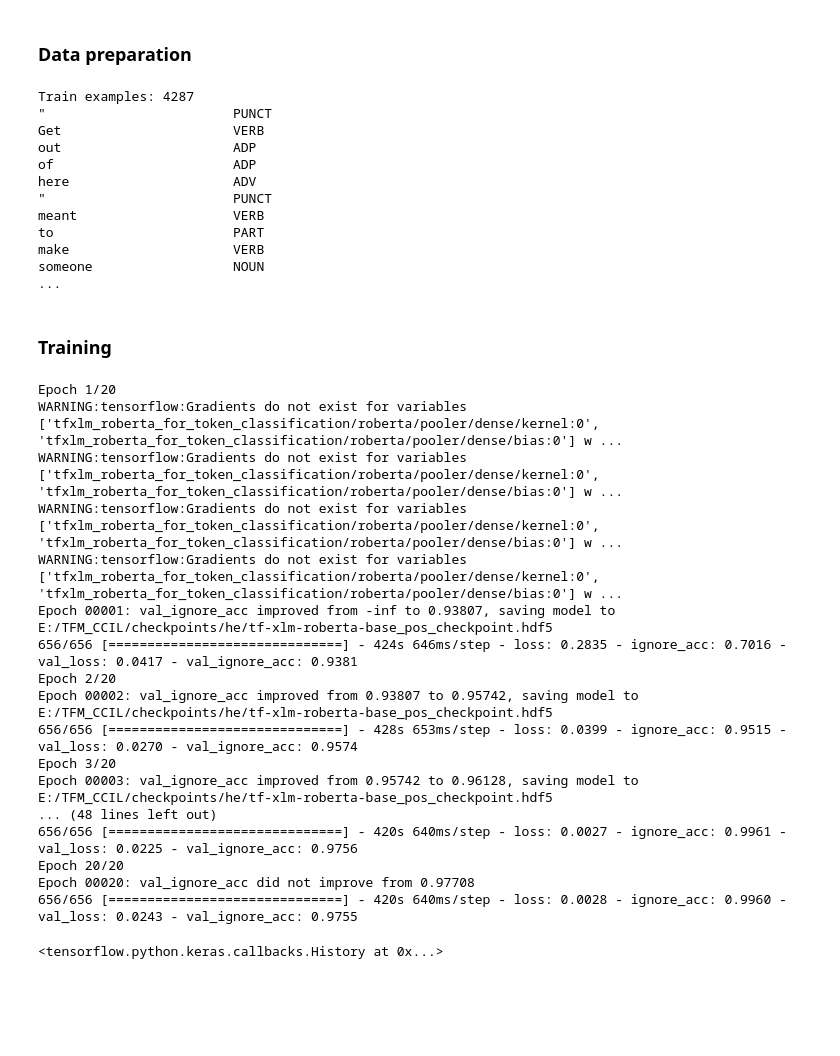
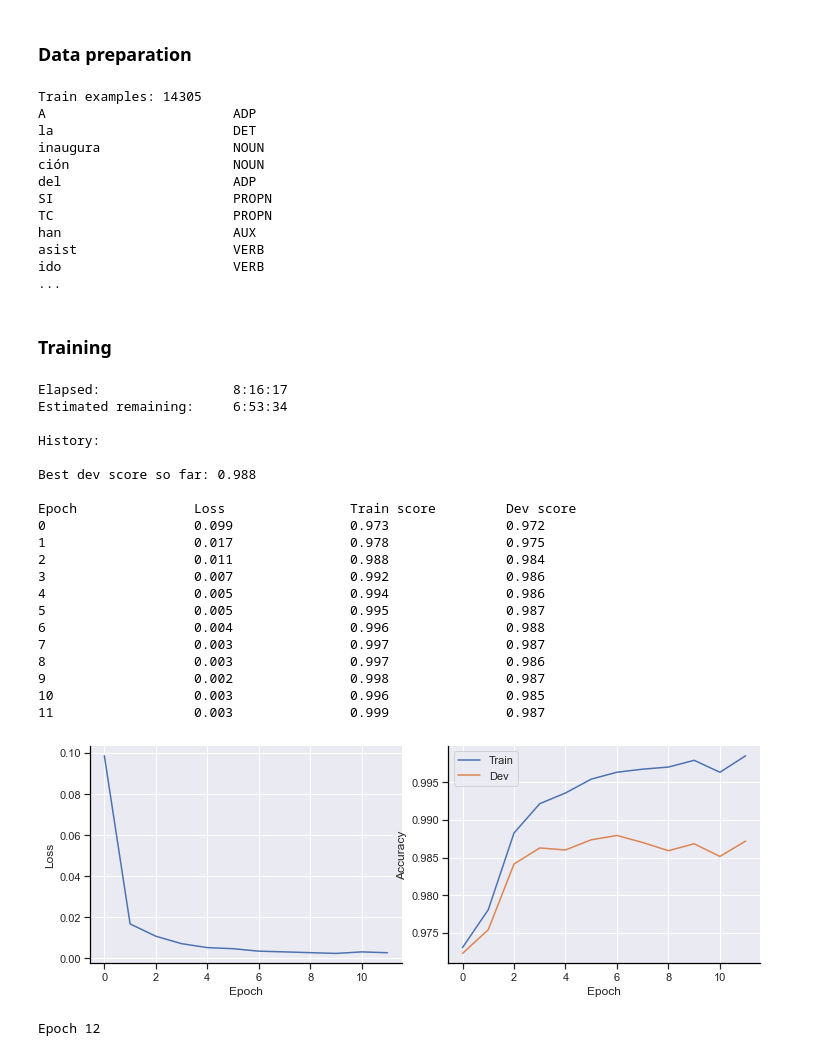
Before and after one commit to jerbarnes/typology_of_crosslingual, a Jupyter notebook: fine_tuning/Fine-tuning_TF_PoS.ipynb, the cells around one changed output. Drawn from its saved outputs; the diff is of its cells as text; code cells hidden in the pictures; blank space fills up the shorter version.

Commit message:
Updated PoS fine-tuning

```diff
--- a/fine_tuning/Fine-tuning_TF_PoS.ipynb
+++ b/fine_tuning/Fine-tuning_TF_PoS.ipynb
@@ -22,10 +10,10 @@ import data_preparation.data_preparation_pos as data_preparation
 # %%
 data_path = "../data/ud/"
 short_model_name = "xlm-roberta"
-experiment = "tfm"
+experiment = "acl"
 task = "pos"
 checkpoints_path = "E:/TFM_CCIL/checkpoints/"
 
-training_lang = fine_tune_utils.get_global_training_state(data_path, short_model_name, experiment, checkpoints_path)
-trainer = fine_tune_utils.Trainer(training_lang, data_path, task, short_model_name)
+training_lang = fine_tuning.get_global_training_state(data_path, short_model_name, experiment, checkpoints_path)
+trainer = fine_tuning.Trainer(training_lang, data_path, task, short_model_name)
 # %% [output]
@@ -78,17 +66,17 @@ for token, label in zip(example_batch[0]["input_ids"][0], example_batch[1][0]):
         break
     print("{:<25}{:<20}".format(trainer.tokenizer.decode(int(token)), tagset[label]))
 # %% [output]
-Train examples: 4287
-"                        PUNCT
-Get                      VERB
-out                      ADP
-of                       ADP
-here                     ADV
-"                        PUNCT
-meant                    VERB
-to                       PART
-make                     VERB
-someone                  NOUN
+Train examples: 14305
+A                        ADP
+la                       DET
+inaugura                 NOUN
+ción                     NOUN
+del                      ADP
+SI                       PROPN
+TC                       PROPN
+han                      AUX
+asist                    VERB
+ido                      VERB
 ...
 # %% [markdown]
 ### Training
@@ -97,23 +83,26 @@ someone                  NOUN
-# %%
-model.fit(train_dataset, epochs=epochs, steps_per_epoch=np.ceil(len(train_examples) / batch_size),
-          validation_data=dev_dataset, validation_steps=np.ceil(len(dev_examples) / batch_size),
-          callbacks=[checkpoint])
-# %% [output]
-Epoch 1/20
-WARNING:tensorflow:Gradients do not exist for variables ['tfxlm_roberta_for_token_classification/roberta/pooler/dense/kernel:0', 'tfxlm_roberta_for_token_classification/roberta/pooler/dense/bias:0'] w ...
-WARNING:tensorflow:Gradients do not exist for variables ['tfxlm_roberta_for_token_classification/roberta/pooler/dense/kernel:0', 'tfxlm_roberta_for_token_classification/roberta/pooler/dense/bias:0'] w ...
-WARNING:tensorflow:Gradients do not exist for variables ['tfxlm_roberta_for_token_classification/roberta/pooler/dense/kernel:0', 'tfxlm_roberta_for_token_classification/roberta/pooler/dense/bias:0'] w ...
-WARNING:tensorflow:Gradients do not exist for variables ['tfxlm_roberta_for_token_classification/roberta/pooler/dense/kernel:0', 'tfxlm_roberta_for_token_classification/roberta/pooler/dense/bias:0'] w ...
-Epoch 00001: val_ignore_acc improved from -inf to 0.93807, saving model to E:/TFM_CCIL/checkpoints/he/tf-xlm-roberta-base_pos_checkpoint.hdf5
-656/656 [==============================] - 424s 646ms/step - loss: 0.2835 - ignore_acc: 0.7016 - val_loss: 0.0417 - val_ignore_acc: 0.9381
-Epoch 2/20
-Epoch 00002: val_ignore_acc improved from 0.93807 to 0.95742, saving model to E:/TFM_CCIL/checkpoints/he/tf-xlm-roberta-base_pos_checkpoint.hdf5
-656/656 [==============================] - 428s 653ms/step - loss: 0.0399 - ignore_acc: 0.9515 - val_loss: 0.0270 - val_ignore_acc: 0.9574
-Epoch 3/20
-Epoch 00003: val_ignore_acc improved from 0.95742 to 0.96128, saving model to E:/TFM_CCIL/checkpoints/he/tf-xlm-roberta-base_pos_checkpoint.hdf5
-... (48 lines left out)
-656/656 [==============================] - 420s 640ms/step - loss: 0.0027 - ignore_acc: 0.9961 - val_loss: 0.0225 - val_ignore_acc: 0.9756
-Epoch 20/20
-Epoch 00020: val_ignore_acc did not improve from 0.97708
-656/656 [==============================] - 420s 640ms/step - loss: 0.0028 - ignore_acc: 0.9960 - val_loss: 0.0243 - val_ignore_acc: 0.9755
-<tensorflow.python.keras.callbacks.History at 0x...>
+# %%
+trainer.setup_training()
+trainer.train()
+# %% [output]
+Elapsed:                 8:16:17
+Estimated remaining:     6:53:34
+
+History:
+
+Best dev score so far: 0.988
+
+Epoch               Loss                Train score         Dev score
+0                   0.099               0.973               0.972
+1                   0.017               0.978               0.975
+2                   0.011               0.988               0.984
+3                   0.007               0.992               0.986
+4                   0.005               0.994               0.986
+5                   0.005               0.995               0.987
+6                   0.004               0.996               0.988
+7                   0.003               0.997               0.987
+8                   0.003               0.997               0.986
+9                   0.002               0.998               0.987
+10                  0.003               0.996               0.985
+11                  0.003               0.999               0.987
+[figure, added]
+Epoch 12
```
Also changed, not shown: parts of 5 cells of this notebook.
